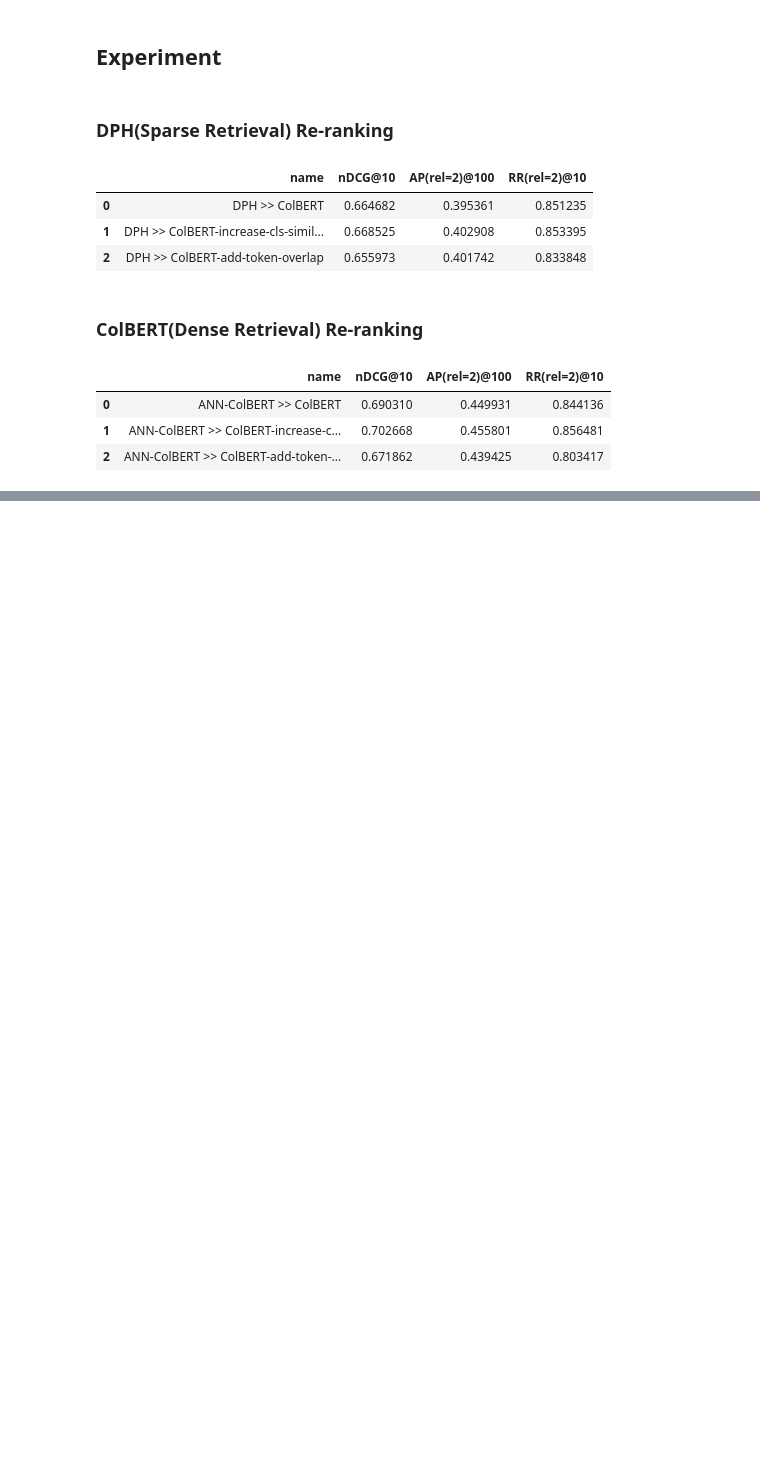
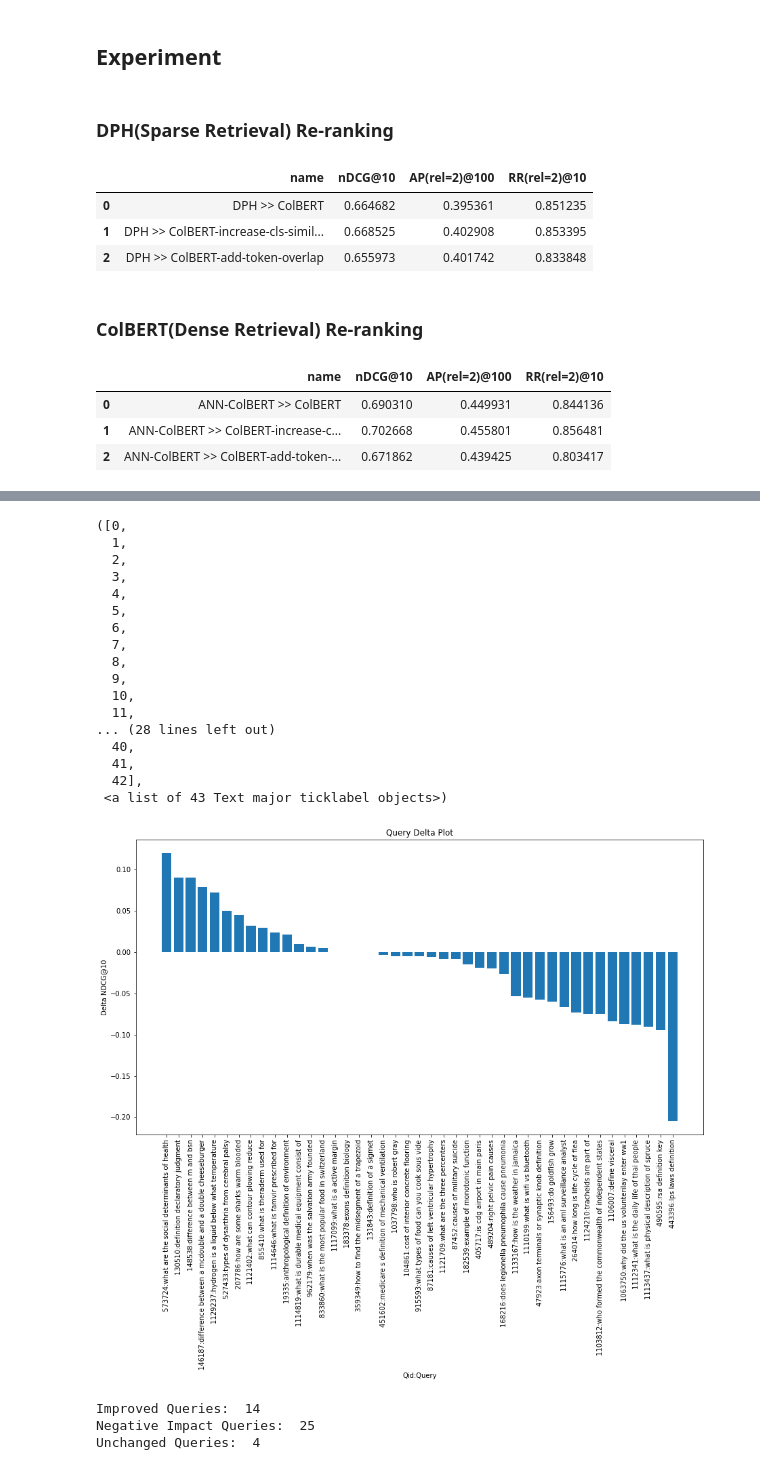
Before and after one commit to hammadkhann/Effective-CLS-Token-Representation-for-ColBERT-A-Step-Towards-Reducing-the-Storage-Cost, a Jupyter notebook: Neural_Reranking(RD1).ipynb, the cells around one changed output, grey strips where cells are left out. Drawn from its saved outputs; the diff is of its cells as text; code cells hidden in the pictures; blank space fills up the shorter version.

```diff
--- a/Neural_Reranking(RD1).ipynb
+++ b/Neural_Reranking(RD1).ipynb
@@ -401,0 +414,17 @@ pt.Experiment(
+# %%
+cls_similarity_df = pt.Experiment(
+    [cls_similarity_pipeline_ann],
+    pt.get_dataset('msmarco_passage').get_topics('test-2019'),
+    pt.get_dataset('msmarco_passage').get_qrels('test-2019'),
+    names=['ANN-ColBERT >> ColBERT-increase-cls-similarity'],
+    filter_by_qrels=True,
+    eval_metrics=[nDCG@10],
+    perquery=True
+)
+# %%
+bs_df = bs_df[bs_df['value'].notnull()]
+cls_similarity_df = cls_similarity_df[cls_similarity_df['value'].notnull()]
+td_df = pt.get_dataset('msmarco_passage').get_topics('test-2019')
+# %%
+cls_similarity_df["delta"] = cls_similarity_df["value"] - bs_df["value"]
+cls_similarity_df.head(5)
@@ -401,0 +438,4 @@ pt.Experiment(
+# %%
+cls_similarity_df = pd.merge(cls_similarity_df,td_df, how='left', on='qid')
+sorted_cls_similarity_df = cls_similarity_df.sort_values("delta", ascending=False)
+sorted_cls_similarity_df["qid:query"] = sorted_cls_similarity_df["qid"] + ":" + sorted_cls_similarity_df["query"]
@@ -401,0 +456,35 @@ pt.Experiment(
+# %%
+fig = plt.gcf()
+fig.set_size_inches(15, 8)
+plt.bar(sorted_cls_similarity_df["qid:query"], sorted_cls_similarity_df["delta"])
+plt.title("Query Delta Plot")
+plt.xlabel("Qid:Query")
+plt.ylabel("Delta NDCG@10")
+plt.xticks(rotation=90)
+# %% [output]
+([0,
+  1,
+  2,
+  3,
+  4,
+  5,
+  6,
+  7,
+  8,
+  9,
+  10,
+  11,
+... (28 lines left out)
+  40,
+  41,
+  42],
+ <a list of 43 Text major ticklabel objects>)
+[figure, added]
+# %%
+print("Improved Queries: ", sorted_cls_similarity_df[sorted_cls_similarity_df['delta']>0].count()[0])
+print("Negative Impact Queries: ", sorted_cls_similarity_df[sorted_cls_similarity_df['delta']<0].count()[0])
+print("Unchanged Queries: ", sorted_cls_similarity_df[sorted_cls_similarity_df['delta']==0].count()[0])
+# %% [output]
+Improved Queries:  14
+Negative Impact Queries:  25
+Unchanged Queries:  4
```
Also changed, not shown: parts of 12 cells of this notebook.
